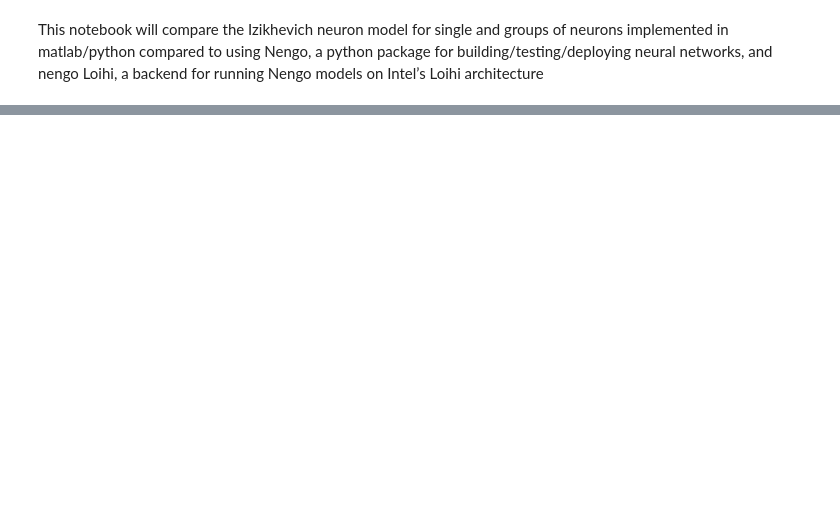
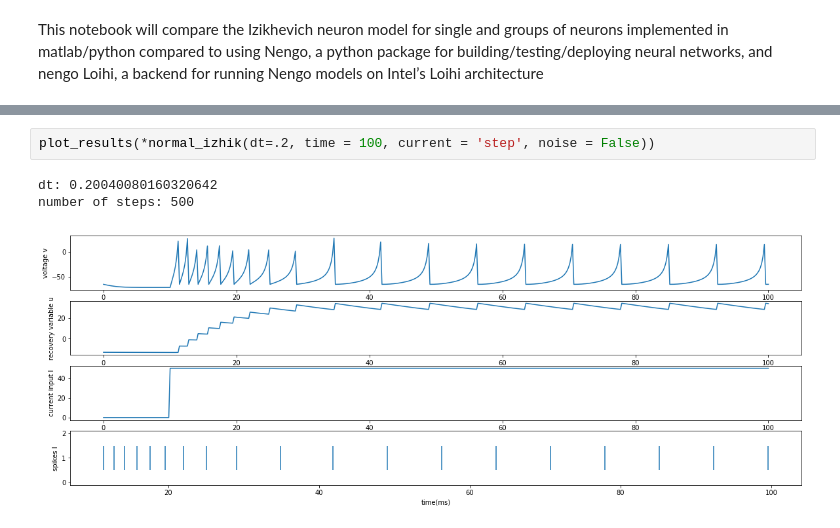
Before and after one commit to thomsonlab/GrowingBrains, a Jupyter notebook: python_implementation/nengo_exploring/izhikevich.ipynb, the cells around one changed output, grey strips where cells are left out. Drawn from its saved outputs; the diff is of its cells as text; blank space fills up the shorter version.

```diff
--- a/python_implementation/nengo_exploring/izhikevich.ipynb
+++ b/python_implementation/nengo_exploring/izhikevich.ipynb
@@ -95,0 +171,6 @@ Now, using Nengo
+# %%
+plot_results(*normal_izhik(dt=.2, time = 100, current = 'step', noise = False))
+# %% [output]
+dt: 0.20040080160320642
+number of steps: 500
+[figure, added]
```
Also changed, not shown: parts of 48 cells of this notebook.
